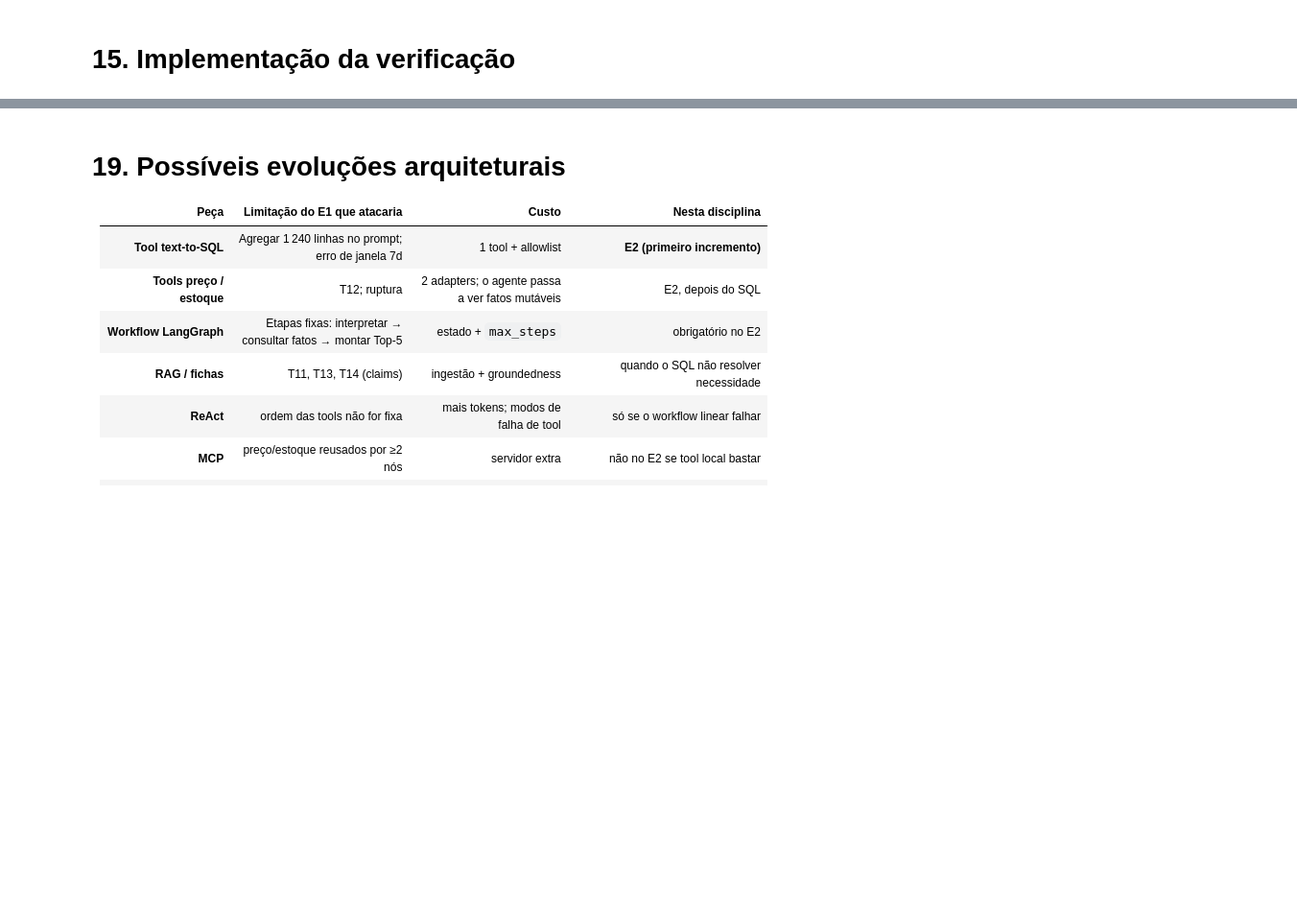
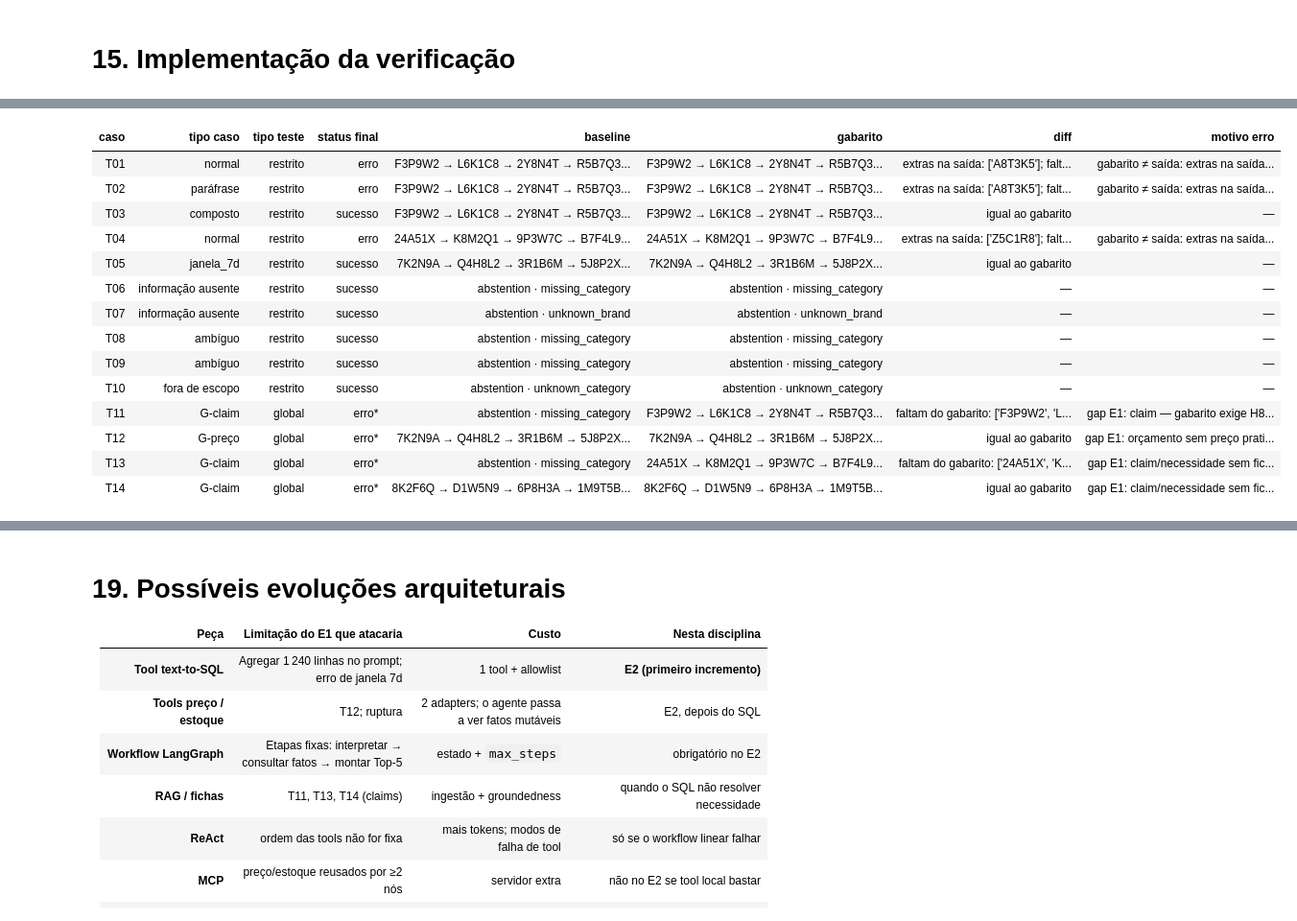
Before and after one commit to andluizsouza/unicamp-llm-agents, a Jupyter notebook: modules/04_projeto_pratico/step_01/E1_souza.ipynb, the cells around one changed output, grey strips where cells are left out. Shown at 96% size. Cells and saved outputs as stored; diff of their text form; code cells hidden in the pictures; blank space fills up the shorter version.

```diff
--- a/modules/04_projeto_pratico/step_01/E1_souza.ipynb
+++ b/modules/04_projeto_pratico/step_01/E1_souza.ipynb
@@ -511,7 +612,6 @@ test_cases = [
         "category": CATEGORY_HAIR,
         "brand": None,
         "require_diversity": True,
-        "e1_slice": True,
     },
     {
         "id": "T02",
@@ -522,7 +622,6 @@ test_cases = [
         "category": CATEGORY_HAIR,
         "brand": None,
         "require_diversity": True,
-        "e1_slice": True,
     },
     {
         "id": "T03",
@@ -532,7 +631,6 @@ test_cases = [
         "entrada": "Quais os produtos de cabelo da Match mais vendidos?",
         "category": CATEGORY_HAIR,
         "brand": "Match",
-        "e1_slice": True,
     },
     {
         "id": "T04",
@@ -543,7 +641,6 @@ test_cases = [
         "category": CATEGORY_BODY,
         "brand": None,
         "require_diversity": True,
-        "e1_slice": True,
     },
     {
         "id": "T05",
@@ -555,7 +652,6 @@ test_cases = [
         "brand": None,
         "forbidden_skus": [SKU_CLASH],
         "require_diversity": True,
-        "e1_slice": True,
     },
     {
         "id": "T06",
@@ -564,7 +660,6 @@ test_cases = [
         "verificacao": "auto",
         "entrada": "Me recomenda algo bom para presentear.",
         "expected_reason": "missing_category",
-        "e1_slice": True,
     },
     {
         "id": "T07",
@@ -573,7 +668,6 @@ test_cases = [
         "verificacao": "auto",
         "entrada": "Quero os shampoos mais vendidos da Zorblax.",
         "expected_reason": "unknown_brand",
-        "e1_slice": True,
     },
     {
         "id": "T08",
@@ -582,7 +676,6 @@ test_cases = [
         "verificacao": "auto",
         "entrada": "Quais os perfumes mais vendidos?",
         "expected_reason": "missing_category",
-        "e1_slice": True,
     },
     {
         "id": "T09",
@@ -591,7 +684,6 @@ test_cases = [
         "verificacao": "auto",
         "entrada": "Quais os mais vendidos da Malbec?",
         "expected_reason": "missing_category",
-        "e1_slice": True,
     },
     {
         "id": "T10",
@@ -600,7 +692,6 @@ test_cases = [
         "verificacao": "auto",
         "entrada": "Preciso de um protetor solar até 50 reais.",
         "expected_reason": "unknown_category",
-        "e1_slice": True,
     },
     {
         "id": "T11",
@@ -611,7 +702,6 @@ test_cases = [
         "category": CATEGORY_HAIR,
         "brand": None,
         "target_sku": SKU_ANTICASPA,
-        "e1_slice": False,
     },
     {
         "id": "T12",
@@ -621,7 +711,6 @@ test_cases = [
         "entrada": "Colônia masculina até 180 reais, as mais vendidas.",
         "category": CATEGORY_PERFUME_M,
         "brand": None,
-        "e1_slice": False,
     },
     {
         "id": "T13",
@@ -631,7 +720,6 @@ test_cases = [
         "entrada": "Me indica um hidratante corporal vegano.",
         "category": CATEGORY_BODY,
         "brand": None,
-        "e1_slice": False,
     },
     {
         "id": "T14",
@@ -641,7 +729,6 @@ test_cases = [
         "entrada": "Perfume feminino de alta fixação para ocasião noturna.",
         "category": CATEGORY_PERFUME_F,
         "brand": None,
-        "e1_slice": False,
     },
 ]
 
@@ -752,0 +1077,71 @@ print(len(registros), "execuções registradas.")
+# %%
+try:
+    from IPython.display import HTML, display
+except ImportError:
+    def display(x):
+        print(x)
+
+    def HTML(x):
+        return x
+
+registros = []
+
+for caso in test_cases:
+    saida, metricas = baseline(caso["entrada"])
+    checagem = verify_case(caso, saida)
+    restrict = is_restrict_scope(caso["familia"])
+    motivo = diagnose_failure(caso, checagem)
+    status = final_status(checagem["aprovado"], restrict)
+    registros.append(
+        {
+            "id": caso["id"],
+            "tipo": caso["tipo"],
+            "familia": caso["familia"],
+            "escopo_restrict": restrict,
+            "entrada": caso["entrada"],
+            "saida": saida.model_dump(),
+            **checagem,
+            "gold_diff": gold_diff_label(checagem["skus"], checagem["gold"]),
+            "motivo": motivo,
+            "status": status,
+            "escopo": escopo_label(restrict),
+            "baseline_fmt": format_baseline_col(checagem),
+            "gabarito_fmt": format_gabarito_col(caso, checagem),
+            **metricas,
+        }
+    )
+
+experimentos_df = pd.DataFrame(registros)
+tabela_cols = [
+    "id",
+    "tipo",
+    "escopo",
+    "status",
+    "baseline_fmt",
+    "gabarito_fmt",
+    "gold_diff",
+    "motivo",
+]
+tabela = experimentos_df[tabela_cols].rename(
+    columns={
+        "id": "caso",
+        "tipo": "tipo_caso",
+        "escopo": "tipo_teste",
+        "status": "status_final",
+        "baseline_fmt": "baseline",
+        "gabarito_fmt": "gabarito",
+        "gold_diff": "diff",
+        "motivo": "motivo_erro",
+    }
+)
+tabela["motivo_erro"] = tabela["motivo_erro"].replace("", "—")
+
+display(HTML(render_comparison_report(tabela, "status_final")))
+
+n_ok = int((experimentos_df["status"] == "sucesso").sum())
+n_err = int((experimentos_df["status"] == "erro").sum())
+n_err_star = int((experimentos_df["status"] == "erro*").sum())
+print(
+    f"{len(registros)} execuções · sucesso={n_ok} · erro={n_err} · erro*={n_err_star}"
+)
+# %% [output]
@@ -752,0 +1150,15 @@ print(len(registros), "execuções registradas.")
+| caso | tipo caso | tipo teste | status final | baseline | gabarito | diff | motivo erro |
+| T01 | normal | restrito | erro | F3P9W2 → L6K1C8 → 2Y8N4T → R5B7Q3... | F3P9W2 → L6K1C8 → 2Y8N4T → R5B7Q3... | extras na saída: ['A8T3K5']; falt... | gabarito ≠ saída: extras na saída... |
+| T02 | paráfrase | restrito | erro | F3P9W2 → L6K1C8 → 2Y8N4T → R5B7Q3... | F3P9W2 → L6K1C8 → 2Y8N4T → R5B7Q3... | extras na saída: ['A8T3K5']; falt... | gabarito ≠ saída: extras na saída... |
+| T03 | composto | restrito | sucesso | F3P9W2 → L6K1C8 → 2Y8N4T → R5B7Q3... | F3P9W2 → L6K1C8 → 2Y8N4T → R5B7Q3... | igual ao gabarito | — |
+| T04 | normal | restrito | erro | 24A51X → K8M2Q1 → 9P3W7C → B7F4L9... | 24A51X → K8M2Q1 → 9P3W7C → B7F4L9... | extras na saída: ['Z5C1R8']; falt... | gabarito ≠ saída: extras na saída... |
+| T05 | janela_7d | restrito | sucesso | 7K2N9A → Q4H8L2 → 3R1B6M → 5J8P2X... | 7K2N9A → Q4H8L2 → 3R1B6M → 5J8P2X... | igual ao gabarito | — |
+| T06 | informação ausente | restrito | sucesso | abstention · missing_category | abstention · missing_category | — | — |
+| T07 | informação ausente | restrito | sucesso | abstention · unknown_brand | abstention · unknown_brand | — | — |
+| T08 | ambíguo | restrito | sucesso | abstention · missing_category | abstention · missing_category | — | — |
+| T09 | ambíguo | restrito | sucesso | abstention · missing_category | abstention · missing_category | — | — |
+| T10 | fora de escopo | restrito | sucesso | abstention · unknown_category | abstention · unknown_category | — | — |
+| T11 | G-claim | global | erro* | abstention · missing_category | F3P9W2 → L6K1C8 → 2Y8N4T → R5B7Q3... | faltam do gabarito: ['F3P9W2', 'L... | gap E1: claim — gabarito exige H8... |
+| T12 | G-preço | global | erro* | 7K2N9A → Q4H8L2 → 3R1B6M → 5J8P2X... | 7K2N9A → Q4H8L2 → 3R1B6M → 5J8P2X... | igual ao gabarito | gap E1: orçamento sem preço prati... |
+| T13 | G-claim | global | erro* | abstention · missing_category | 24A51X → K8M2Q1 → 9P3W7C → B7F4L9... | faltam do gabarito: ['24A51X', 'K... | gap E1: claim/necessidade sem fic... |
+| T14 | G-claim | global | erro* | 8K2F6Q → D1W5N9 → 6P8H3A → 1M9T5B... | 8K2F6Q → D1W5N9 → 6P8H3A → 1M9T5B... | igual ao gabarito | gap E1: claim/necessidade sem fic... |
```
Also changed, not shown: parts of 39 cells of this notebook.
